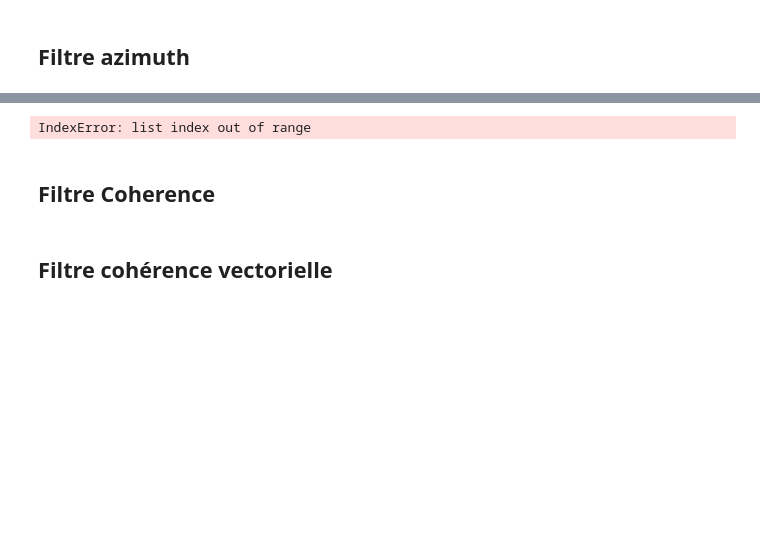
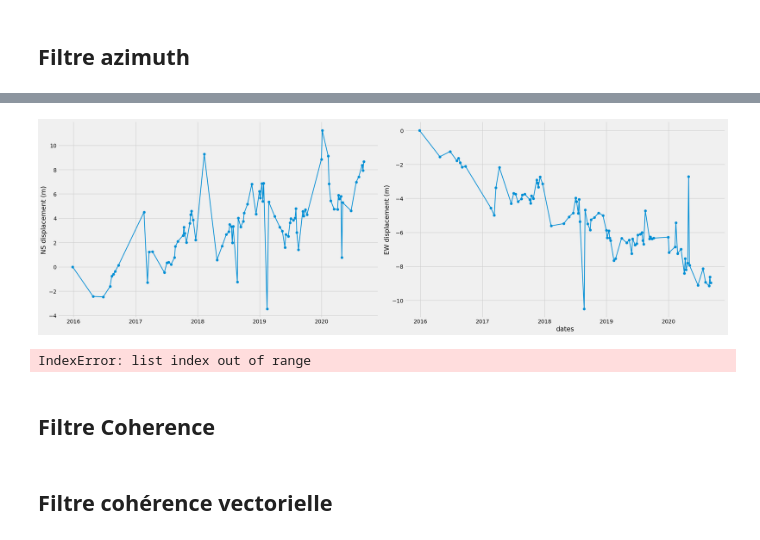
Before and after one commit to EddyVianney/Stage_master2_sdsc_eost, a Jupyter notebook: stage_master_version_2.ipynb, the cells around one changed output, grey strips where cells are left out. Drawn from its saved outputs; the diff is of its cells as text; code cells hidden in the pictures; blank space fills up the shorter version.

```diff
--- a/stage_master_version_2.ipynb
+++ b/stage_master_version_2.ipynb
@@ -1307,3 +1254,15 @@ pixels_azimuths
+# %%
+fig, axs = plt.subplots(1, 2, figsize=(25,8))
+axs[0].plot(pixels[signals[0]].ns, marker='o', linestyle='-', linewidth=2)
+axs[0].set_ylabel('NS displacement (m)')
+axs[1].plot(pixels[signals[0]].ew, marker='o', linestyle='-', linewidth=2)
+axs[1].set_ylabel('EW displacement (m)')
+plt.xlabel('dates')
+plt.tight_layout()
+plt.savefig('disp_landslide.png')
+plt.show()
+# %% [output]
+[figure, added]
 # %%
 def plot2(azimuths, pix_azimuths, output, ncols=2, colormap='tab20', figsize=(25,15)):
     n = len(azimuths)
```
Also changed, not shown: parts of 80 cells of this notebook, 17 other files.
